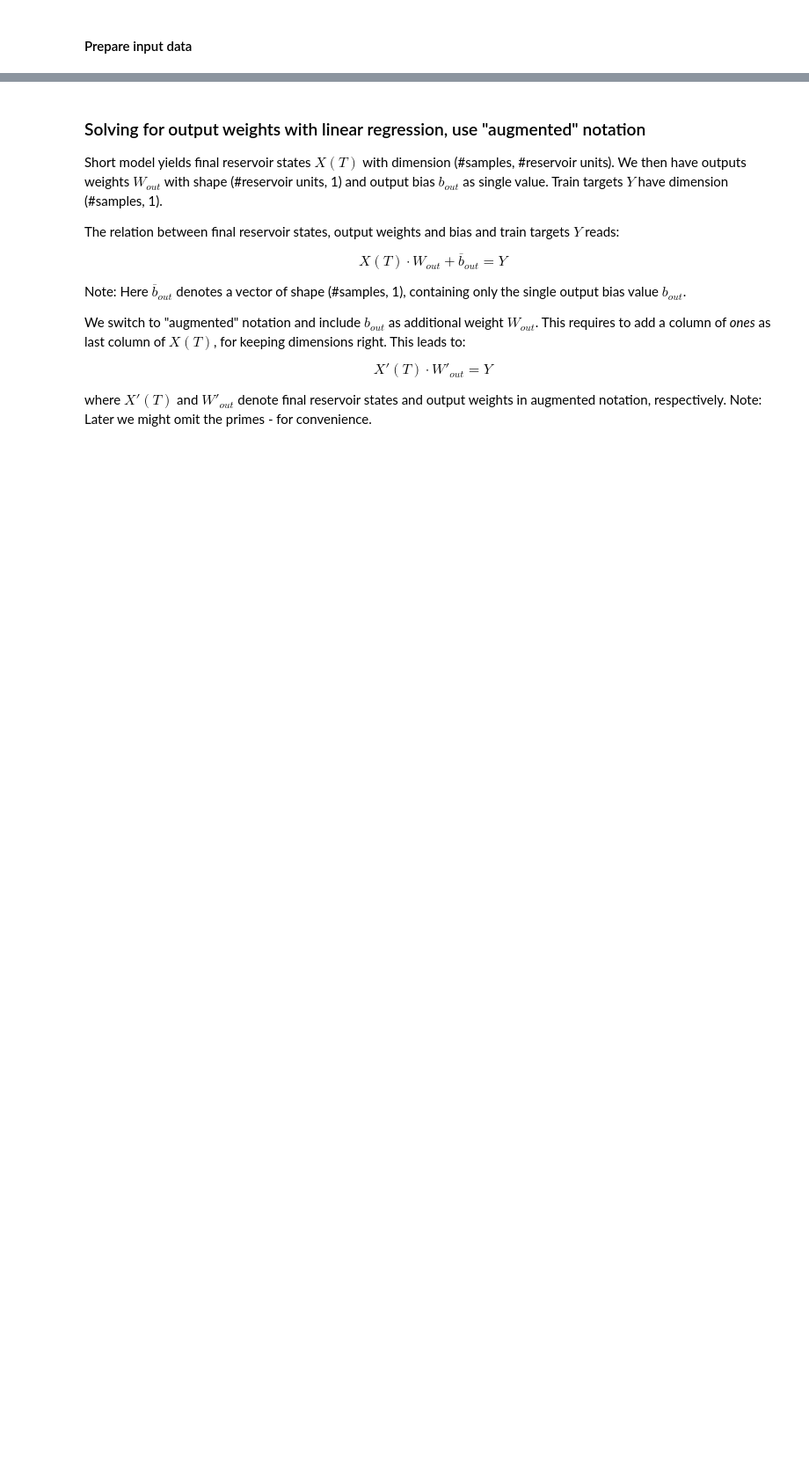
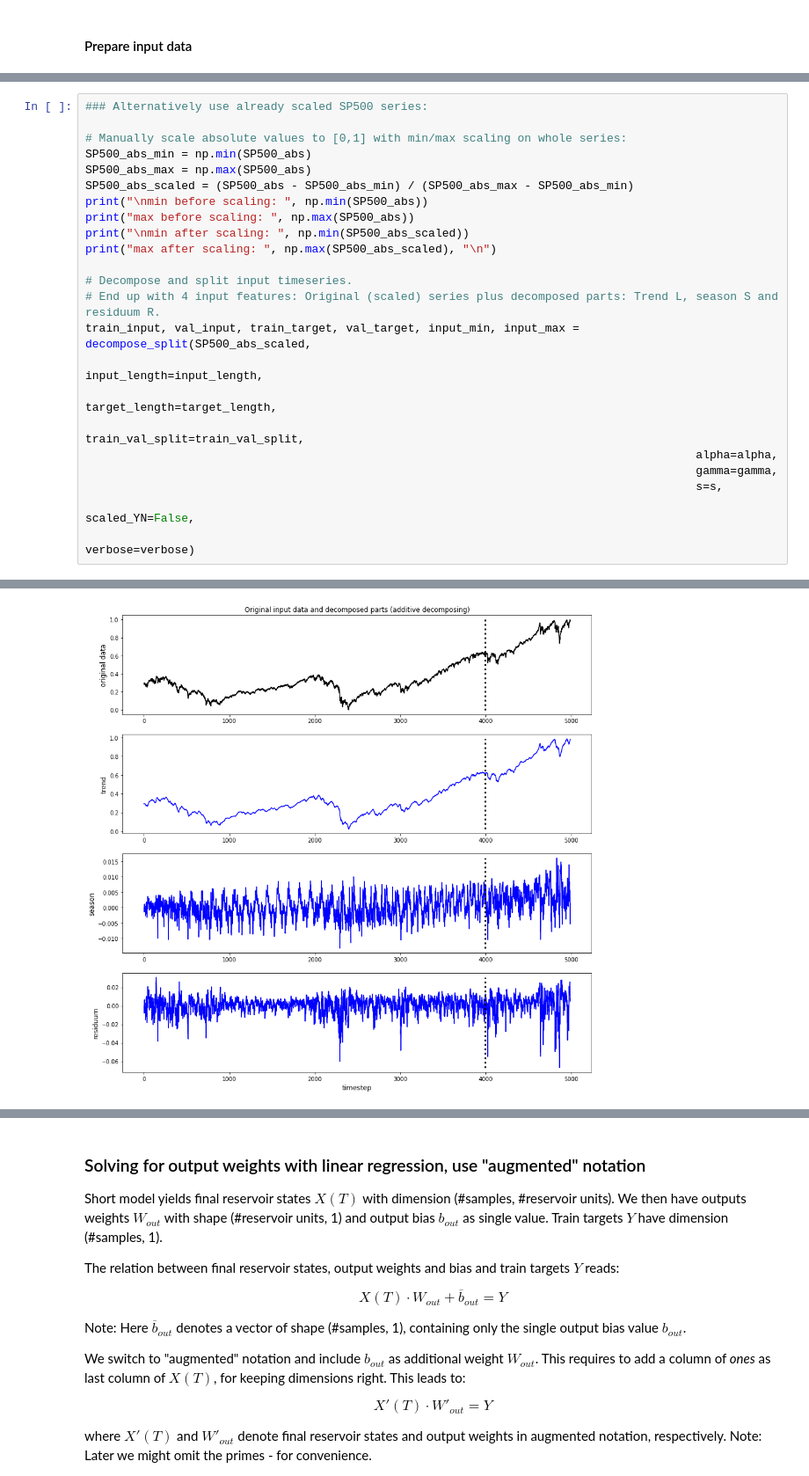
Before and after one commit to MarcoLandtHayen/EchoStateNetworks, a Jupyter notebook: notebooks/ESN_exp05.ipynb, the cells around one changed output, grey strips where cells are left out. Shown at 88% size. Saved outputs shown, nothing was run; the diff lists cells and outputs as text; blank space fills up the shorter version.

```diff
--- a/notebooks/ESN_exp05.ipynb
+++ b/notebooks/ESN_exp05.ipynb
@@ -93,0 +100,24 @@ Critical Values:
+# %%
+### Alternatively use already scaled SP500 series:
+
+# Manually scale absolute values to [0,1] with min/max scaling on whole series:
+SP500_abs_min = np.min(SP500_abs)
+SP500_abs_max = np.max(SP500_abs)
+SP500_abs_scaled = (SP500_abs - SP500_abs_min) / (SP500_abs_max - SP500_abs_min)
+print("\nmin before scaling: ", np.min(SP500_abs))
+print("max before scaling: ", np.max(SP500_abs))
+print("\nmin after scaling: ", np.min(SP500_abs_scaled))
+print("max after scaling: ", np.max(SP500_abs_scaled), "\n")
+
+# Decompose and split input timeseries.
+# End up with 4 input features: Original (scaled) series plus decomposed parts: Trend L, season S and residuum R.
+train_input, val_input, train_target, val_target, input_min, input_max = decompose_split(SP500_abs_scaled,
+                                                                                         input_length=input_length,
+                                                                                         target_length=target_length,
+                                                                                         train_val_split=train_val_split,
+                                                                                         alpha=alpha,
+                                                                                         gamma=gamma,
+                                                                                         s=s,
+                                                                                         scaled_YN=False,
+                                                                                         verbose=verbose)
+# %% [output]
@@ -93,0 +137 @@ Critical Values:
+[figure, added]
```
Also changed, not shown: parts of 18 cells of this notebook.
